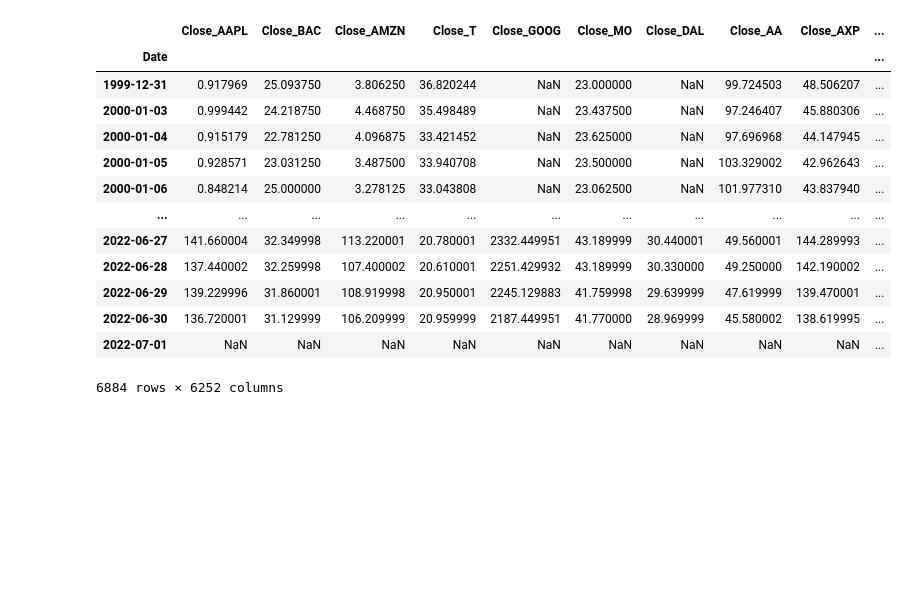
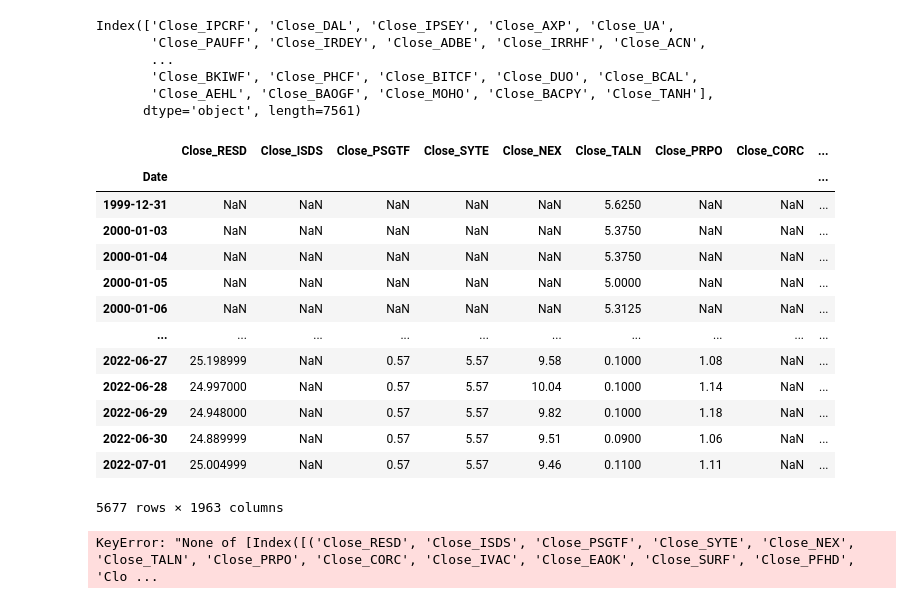
Before and after one commit to zolima97/stock_data_downloader, a Jupyter notebook: TRADING/download_stocks_etfs.ipynb, the cells around one changed output. Saved outputs shown, nothing was run; the diff lists cells and outputs as text; code cells hidden in the pictures; blank space fills up the shorter version.

```diff
--- a/TRADING/download_stocks_etfs.ipynb
+++ b/TRADING/download_stocks_etfs.ipynb
@@ -58,12 +57,0 @@ stock_df["capitalization"] = np.nan
-# %%
-for indice, elem in stock_df[:].iterrows():
-    try:
-        ticker = elem["Yahoo Stock Tickers"]
-        time.sleep(1)
-        capit = int(web.get_quote_yahoo(ticker)['marketCap'].values)
-        stock_df.loc[indice, 'capitalization'] = capit
-        #print(ticker, capit)
-    except:
-        continue
-    if indice % 1000 == 0:
-        print("We have found datas for the number: ", indice)
@@ -95,6 +75,0 @@ stocstock_df_without_nullk_df
-# %%
-where_I_arrived = 10000
-
-stock_tik  = stocks[3:]["Yahoo Stock Tickers"].reset_index(drop = True)
-sub_stock_tik = stock_tik[where_I_arrived:].reset_index(drop = True)
-sub_stock_tik
@@ -114,15 +112,18 @@ Name: Yahoo Stock Tickers, Length: 86328, dtype: object
 # %%
+today = date.today()
+
 start_time = datetime.now()
 
 stock_list = []
 stock_dat = pd.DataFrame(stock_list)
 counter = 0
 
+# mi sono fermato allo stock data 18977
+
 #dichiaro che sub_stock = stock_tik
-stock_tik = sub_stock_tik
-for indice, elem in enumerate(stock_tik[:20000]):
-    if (indice+1 < len(stock_tik[:20000]) and indice - 1 >= 0):
-        prev_el = str(stock_tik[:20000][indice-1])
+for indice, elem in enumerate(stock_tik[18977:]):
+    if (indice+1 < len(stock_tik[:]) and indice - 1 >= 0):
+        prev_el = str(stock_tik[:][indice-1])
         curr_el = str(elem)
         stock_df = yf.download(curr_el,
                           start='2000-01-01',
@@ -170,17 +283,33 @@ stocks_0_10000 = pd.read_parquet("stocks.parquet", engine='pyarrow')
-# %%
-stocks_0_10000
-# %% [output]
-|  | Close_AAPL | Close_BAC | Close_AMZN | Close_T | Close_GOOG | Close_MO | Close_DAL | Close_AA | Close_AXP | ... |
-| Date |  |  |  |  |  |  |  |  |  | ... |
-| 1999-12-31 | 0.917969 | 25.093750 | 3.806250 | 36.820244 | NaN | 23.000000 | NaN | 99.724503 | 48.506207 | ... |
-| 2000-01-03 | 0.999442 | 24.218750 | 4.468750 | 35.498489 | NaN | 23.437500 | NaN | 97.246407 | 45.880306 | ... |
-| 2000-01-04 | 0.915179 | 22.781250 | 4.096875 | 33.421452 | NaN | 23.625000 | NaN | 97.696968 | 44.147945 | ... |
-| 2000-01-05 | 0.928571 | 23.031250 | 3.487500 | 33.940708 | NaN | 23.500000 | NaN | 103.329002 | 42.962643 | ... |
-| 2000-01-06 | 0.848214 | 25.000000 | 3.278125 | 33.043808 | NaN | 23.062500 | NaN | 101.977310 | 43.837940 | ... |
-| ... | ... | ... | ... | ... | ... | ... | ... | ... | ... | ... |
-| 2022-06-27 | 141.660004 | 32.349998 | 113.220001 | 20.780001 | 2332.449951 | 43.189999 | 30.440001 | 49.560001 | 144.289993 | ... |
-| 2022-06-28 | 137.440002 | 32.259998 | 107.400002 | 20.610001 | 2251.429932 | 43.189999 | 30.330000 | 49.250000 | 142.190002 | ... |
-| 2022-06-29 | 139.229996 | 31.860001 | 108.919998 | 20.950001 | 2245.129883 | 41.759998 | 29.639999 | 47.619999 | 139.470001 | ... |
-| 2022-06-30 | 136.720001 | 31.129999 | 106.209999 | 20.959999 | 2187.449951 | 41.770000 | 28.969999 | 45.580002 | 138.619995 | ... |
-| 2022-07-01 | NaN | NaN | NaN | NaN | NaN | NaN | NaN | NaN | NaN | ... |
-6884 rows × 6252 columns
+# %%
+stock_until_now  =stock_dat
+# %%
+stock_until_now.columns
+# %% [output]
+Index(['Close_IPCRF', 'Close_DAL', 'Close_IPSEY', 'Close_AXP', 'Close_UA',
+       'Close_PAUFF', 'Close_IRDEY', 'Close_ADBE', 'Close_IRRHF', 'Close_ACN',
+       ...
+       'Close_BKIWF', 'Close_PHCF', 'Close_BITCF', 'Close_DUO', 'Close_BCAL',
+       'Close_AEHL', 'Close_BAOGF', 'Close_MOHO', 'Close_BACPY', 'Close_TANH'],
+      dtype='object', length=7561)
+# %%
+main_list = list(set(stock_until_now.columns) - set(db.columns))
+stock_until_now[main_list]
+# %% [output]
+|  | Close_RESD | Close_ISDS | Close_PSGTF | Close_SYTE | Close_NEX | Close_TALN | Close_PRPO | Close_CORC | ... |
+| Date |  |  |  |  |  |  |  |  | ... |
+| 1999-12-31 | NaN | NaN | NaN | NaN | NaN | 5.6250 | NaN | NaN | ... |
+| 2000-01-03 | NaN | NaN | NaN | NaN | NaN | 5.3750 | NaN | NaN | ... |
+| 2000-01-04 | NaN | NaN | NaN | NaN | NaN | 5.3750 | NaN | NaN | ... |
+| 2000-01-05 | NaN | NaN | NaN | NaN | NaN | 5.0000 | NaN | NaN | ... |
+| 2000-01-06 | NaN | NaN | NaN | NaN | NaN | 5.3125 | NaN | NaN | ... |
+| ... | ... | ... | ... | ... | ... | ... | ... | ... | ... |
+| 2022-06-27 | 25.198999 | NaN | 0.57 | 5.57 | 9.58 | 0.1000 | 1.08 | NaN | ... |
+| 2022-06-28 | 24.997000 | NaN | 0.57 | 5.57 | 10.04 | 0.1000 | 1.14 | NaN | ... |
+| 2022-06-29 | 24.948000 | NaN | 0.57 | 5.57 | 9.82 | 0.1000 | 1.18 | NaN | ... |
+| 2022-06-30 | 24.889999 | NaN | 0.57 | 5.57 | 9.51 | 0.0900 | 1.06 | NaN | ... |
+| 2022-07-01 | 25.004999 | NaN | 0.57 | 5.57 | 9.46 | 0.1100 | 1.11 | NaN | ... |
+5677 rows × 1963 columns
+# %%
+stock_until_now[[main_list]]
+# %% [output]
+KeyError: "None of [Index([('Close_RESD', 'Close_ISDS', 'Close_PSGTF', 'Close_SYTE', 'Close_NEX', 'Close_TALN', 'Close_PRPO', 'Close_CORC', 'Close_IVAC', 'Close_EAOK', 'Close_SURF', 'Close_PFHD', 'Clo ...
```
Also changed, not shown: parts of 31 cells of this notebook, 2 other files.
